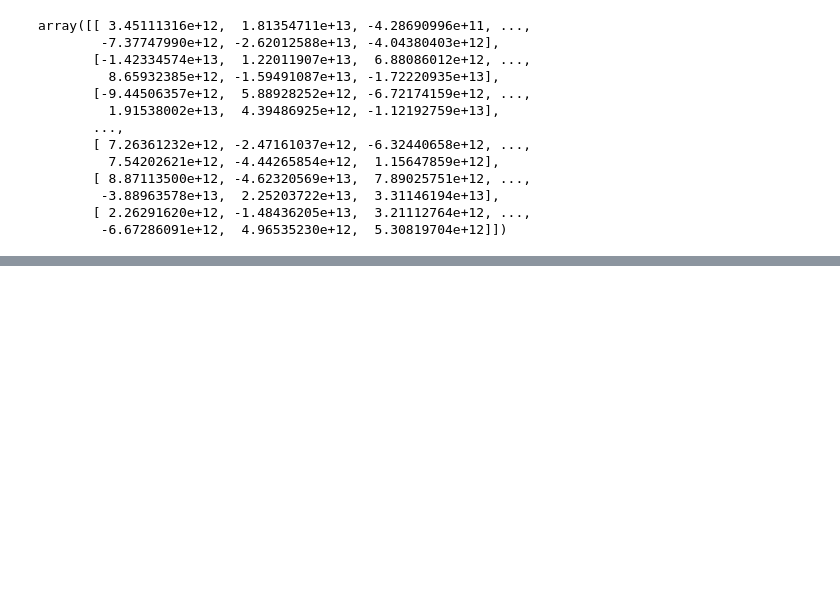
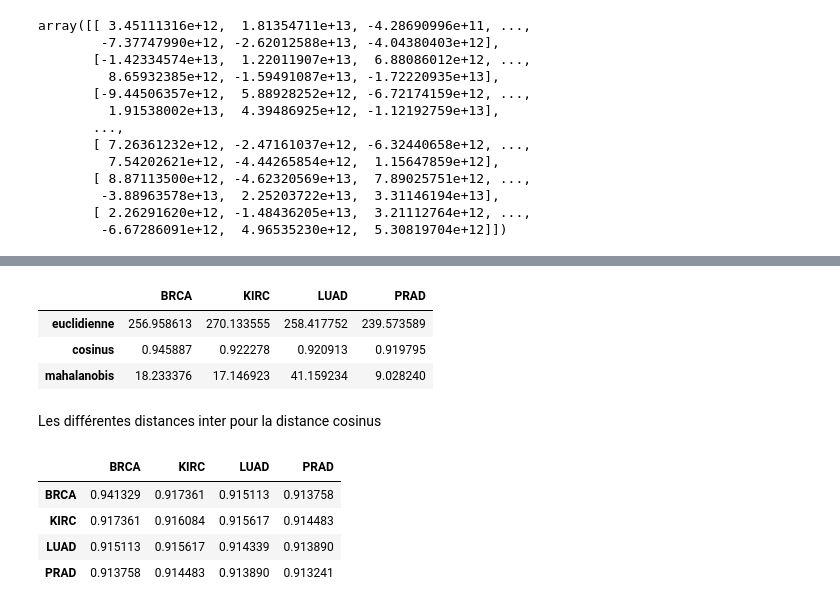
Before and after one commit to KHALOUIoussama/TP1_sciences_donnees, a Jupyter notebook: notebook.ipynb, the cells around one changed output, grey strips where cells are left out. Saved outputs shown, nothing was run; the diff lists cells and outputs as text; code cells hidden in the pictures; blank space fills up the shorter version.

```diff
--- a/notebook.ipynb
+++ b/notebook.ipynb
@@ -198,0 +200,57 @@ distance_intra('LUAD')
+# %%
+# Initialize an empty dictionary to store the results
+results = {}
+
+# Function calls and append results to the dictionary
+for i in ['BRCA', 'KIRC', 'LUAD', 'PRAD']:
+    results[i] = {}
+    for j in ['euclidienne', 'cosinus', 'mahalanobis']:
+        results[i][j] = distance_intra(i, j)
+
+# Create a DataFrame from the results
+pd.DataFrame(results)
+# %% [output]
+|  | BRCA | KIRC | LUAD | PRAD |
+| euclidienne | 256.958613 | 270.133555 | 258.417752 | 239.573589 |
+| cosinus | 0.945887 | 0.922278 | 0.920913 | 0.919795 |
+| mahalanobis | 18.233376 | 17.146923 | 41.159234 | 9.028240 |
+# %%
+def dist(class1, class2, type_de_distance='euclidienne'):
+    centre_de_la_classe_2 = centre_de_toutes_les_classes.loc[class2]
+    df_class1 = df_class(class1)
+    dist = distance(df_class1, centre_de_la_classe_2, type_de_distance).min()
+    return float(dist)
+# %%
+def dist_inter(class1, class2, type_de_distance='euclidienne'):
+    if class1 not in ['BRCA', 'KIRC', 'LUAD', 'PRAD']:
+        return "Class not found"
+    if class2 not in ['BRCA', 'KIRC', 'LUAD', 'PRAD']:
+        return "Class not found"
+    if type_de_distance not in ['euclidienne', 'mahalanobis', 'cosinus']:
+        return "Type de distance non reconnu"
+
+    dist_inter = min(dist(class1, class2, type_de_distance),dist(class2, class1, type_de_distance))
+    return dist_inter
+# %%
+def func_dist_inter_dict(type_de_distance='euclidienne'):
+    # Initialize an empty dictionary to store the overlap values
+    dist_inter_dict = {}
+
+    # Iterate through the classes
+    for i in ['BRCA', 'KIRC', 'LUAD', 'PRAD']:
+        dist_inter_dict[i] = {}
+        for j in ['BRCA', 'KIRC', 'LUAD', 'PRAD']:
+            dist_inter_dict[i][j] = dist_inter(i, j, type_de_distance)
+
+    # Create a DataFrame from the dictionary
+    return pd.DataFrame(dist_inter_dict)
+# %% [markdown]
+Les différentes distances inter pour la distance cosinus
+# %%
+func_dist_inter_dict('cosinus')
+# %% [output]
+|  | BRCA | KIRC | LUAD | PRAD |
+| BRCA | 0.941329 | 0.917361 | 0.915113 | 0.913758 |
+| KIRC | 0.917361 | 0.916084 | 0.915617 | 0.914483 |
+| LUAD | 0.915113 | 0.915617 | 0.914339 | 0.913890 |
+| PRAD | 0.913758 | 0.914483 | 0.913890 | 0.913241 |
```
Also changed, not shown: parts of 18 cells of this notebook.
